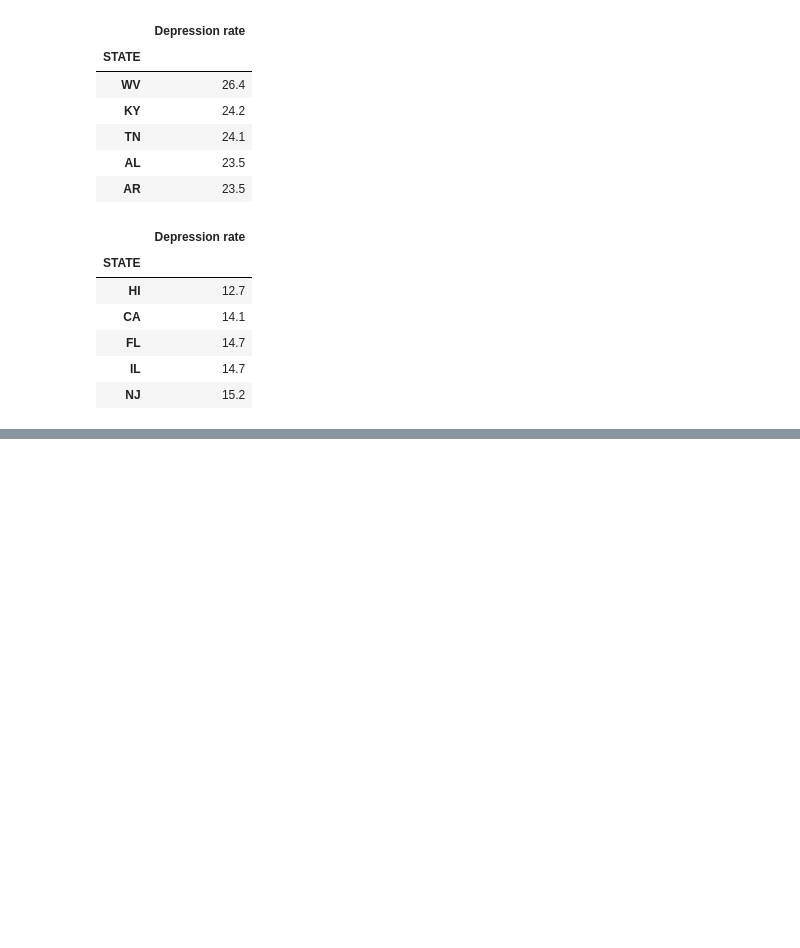
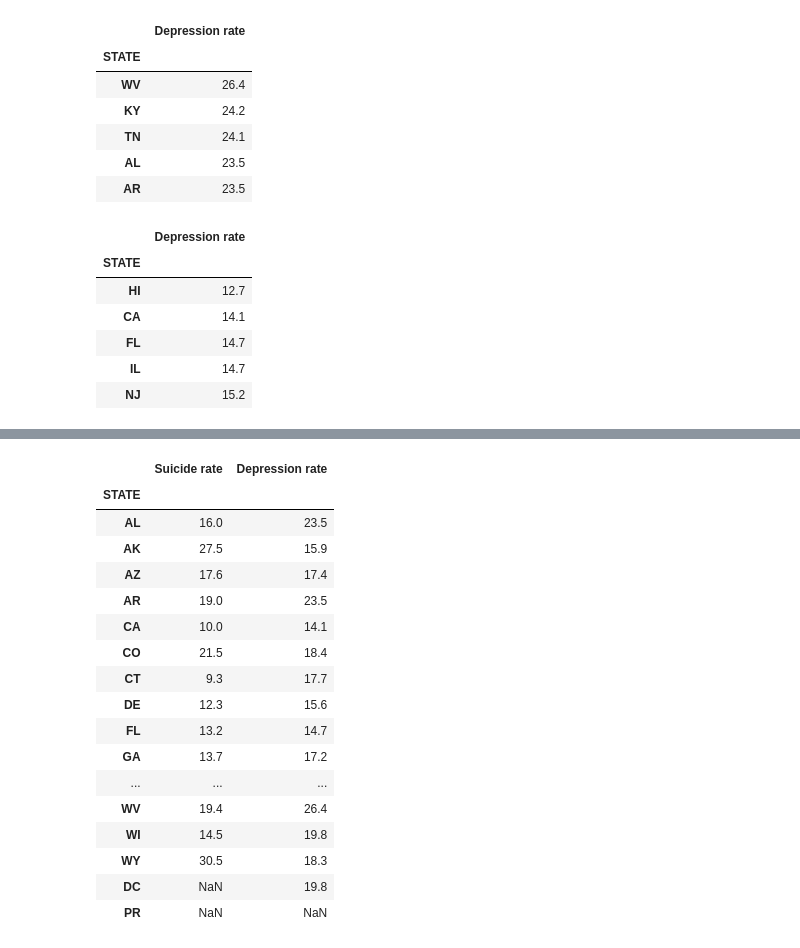
Before and after one commit to soobin83/Project1-Group2, a Jupyter notebook: project/Suicide/suicide_depression.ipynb, the cells around one changed output, grey strips where cells are left out. Saved outputs shown, nothing was run; the diff lists cells and outputs as text; code cells hidden in the pictures; blank space fills up the shorter version.

```diff
--- a/project/Suicide/suicide_depression.ipynb
+++ b/project/Suicide/suicide_depression.ipynb
@@ -126,2 +137,24 @@ suicide_depression_df.head()
+# %%
+suicide_depression_df.dropna
+suicide_depression_df
+# %% [output]
+|  | Suicide rate | Depression rate |
+| STATE |  |  |
+| AL | 16.0 | 23.5 |
+| AK | 27.5 | 15.9 |
+| AZ | 17.6 | 17.4 |
+| AR | 19.0 | 23.5 |
+| CA | 10.0 | 14.1 |
+| CO | 21.5 | 18.4 |
+| CT | 9.3 | 17.7 |
+| DE | 12.3 | 15.6 |
+| FL | 13.2 | 14.7 |
+| GA | 13.7 | 17.2 |
+| ... | ... | ... |
+| WV | 19.4 | 26.4 |
+| WI | 14.5 | 19.8 |
+| WY | 30.5 | 18.3 |
+| DC | NaN | 19.8 |
+| PR | NaN | NaN |
 # %%
 # Create line graphs for suicide and depression rate
```
Also changed, not shown: parts of 2 cells of this notebook, 4 other files.
